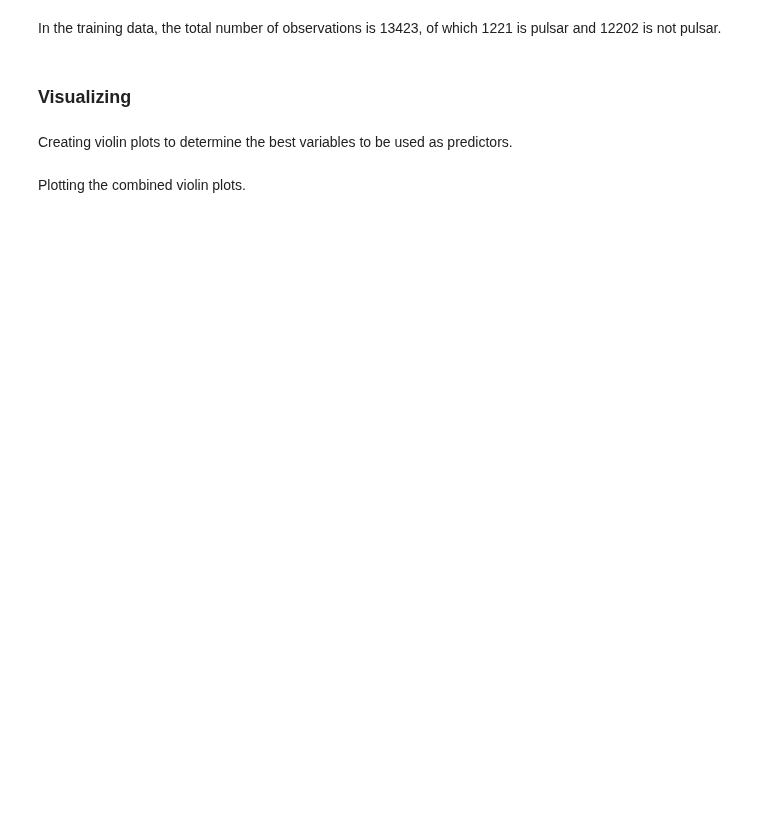
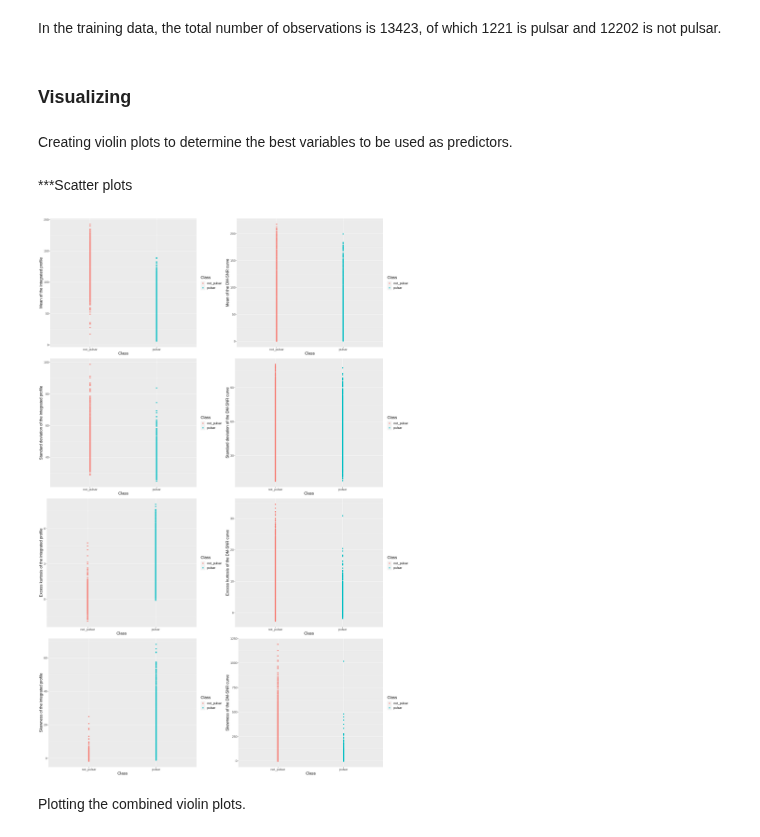
Before and after one commit to rchanpra/dsci-100-project, a Jupyter notebook: group_project_proposal.ipynb, the cells around one changed output. Cells and saved outputs as stored; diff of their text form; code cells hidden in the pictures; blank space fills up the shorter version.

Commit message:
started working on scatter plots
started working on scatter plots

```diff
--- a/group_project_proposal.ipynb
+++ b/group_project_proposal.ipynb
@@ -195,3 +195,5 @@ skewness_dmsnr_plot <- pulsar_train |>
         geom_hline(yintercept = mean(pulsar_train$skewness_dmsnr), linetype = "dashed") +
         labs(x = "Class", y = "Skewness of the DM-SNR curve", fill = "Class") +
         theme(text = element_text(size = 15))
+# %% [markdown]
+***Scatter plots
@@ -198,3 +248,17 @@ skewness_dmsnr_plot <- pulsar_train |>
+# %%
+options(repr.plot.width = 20, repr.plot.height = 30)
+
+plot_grid(mean_profile_scatter_plot,
+          mean_dmsnr_scatter_plot,
+          deviation_profile_scatter_plot,
+          deviation_dmsnr_scatter_plot,
+          kurtosis_profile_scatter_plot,
+          kurtosis_dmsnr_scatter_plot,
+          skewness_profile_scatter_plot,
+          skewness_dmsnr_scatter_plot,
+          ncol = 2)
+# %% [output]
+[figure, added]
 # %% [markdown]
 Plotting the combined violin plots.
 # %%
```
Also changed, not shown: parts of 4 cells of this notebook.
